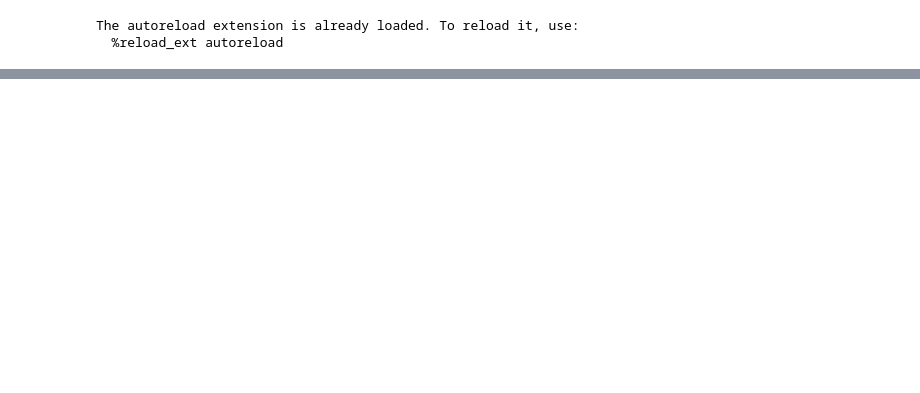
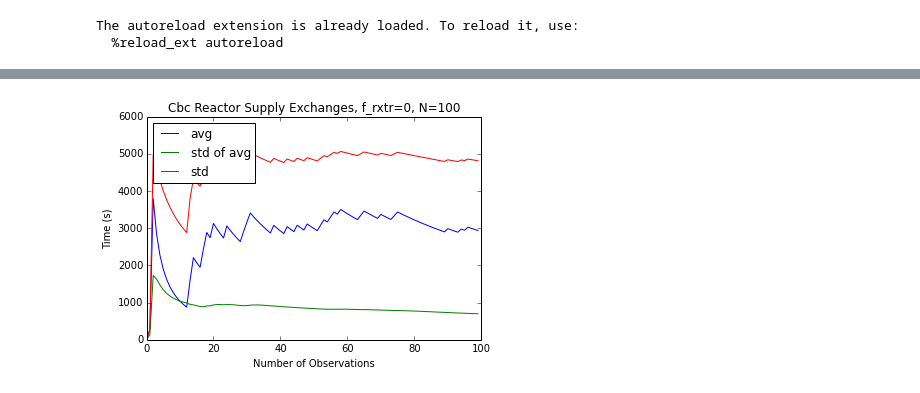
Before and after one commit to gidden/cyclopts, a Jupyter notebook: nbs/realization_analysis.ipynb, the cells around one changed output, grey strips where cells are left out. Drawn from its saved outputs; the diff is of its cells as text; code cells hidden in the pictures; blank space fills up the shorter version.

```diff
--- a/nbs/realization_analysis.ipynb
+++ b/nbs/realization_analysis.ipynb
@@ -56,0 +78,4 @@ _, _ = ctx.solver_hist('cbc', 'objective', bins=20)
+# %%
+fig, ax = ctx.avg_std(s, 'time', title=title, data=sis.reduce_eq(ctx.data, colorby, 0))
+# %% [output]
+[figure, added]
```
Also changed, not shown: parts of 7 cells of this notebook.
